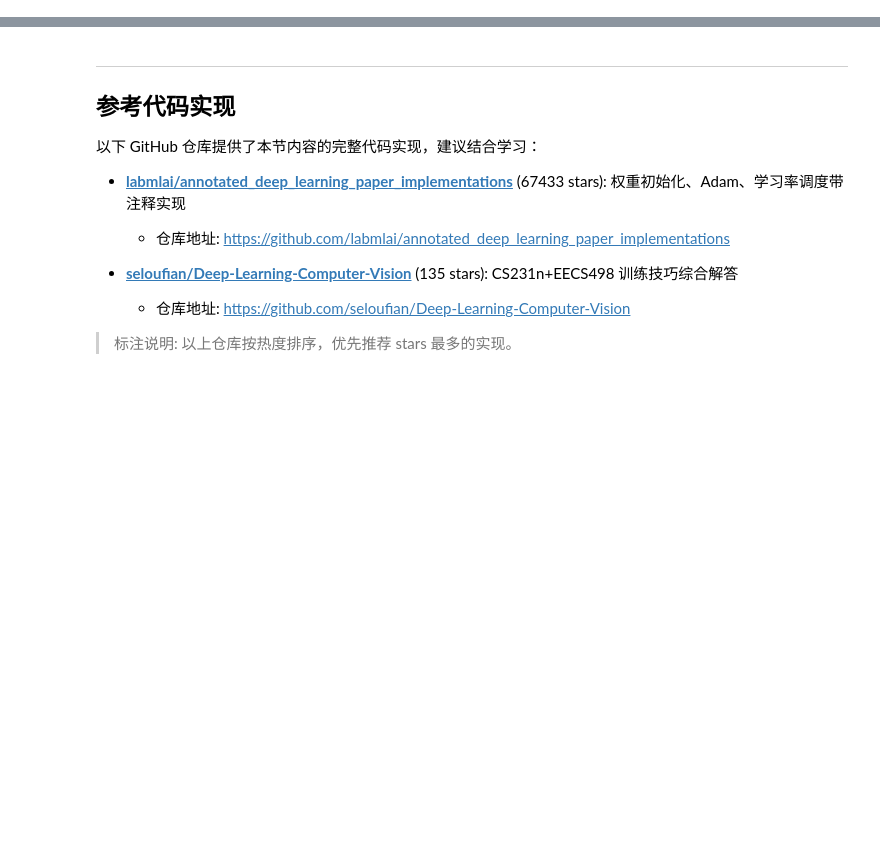
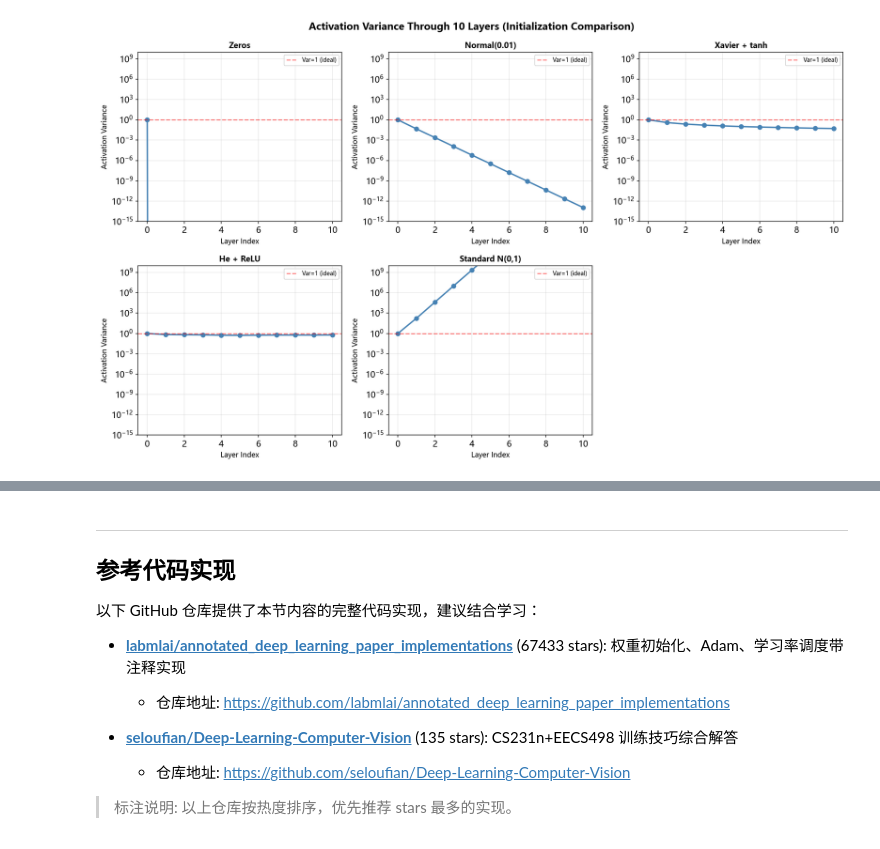
Before and after one commit to ZOUMDA28/-CS231n-, a Jupyter notebook: notebooks/part2-cnn-vision/lecture-07-training-nn/practice.ipynb, the cells around one changed output, grey strips where cells are left out. Saved outputs shown, nothing was run; the diff lists cells and outputs as text; code cells hidden in the pictures; blank space fills up the shorter version.

Commit message:
fix: rewrite lecture-07, enlarge KaTeX font, all 19 notebooks verified

```diff
--- a/notebooks/part2-cnn-vision/lecture-07-training-nn/practice.ipynb
+++ b/notebooks/part2-cnn-vision/lecture-07-training-nn/practice.ipynb
@@ -78,0 +36,15 @@
+# %%
+import numpy as np
+import matplotlib
+matplotlib.use('Agg')
+import matplotlib.pyplot as plt
+
+# Set random seed for reproducibility
+np.random.seed(42)
+
+# Figure output directory
+fig_dir = r'd:/download/6aa68b099b47c2ba093ab510/cs231n-site/notebooks/part2-cnn-vision/lecture-07-training-nn'
+
+print("Environment ready.")
+print(f"NumPy version: {np.__version__}")
+print(f"Random seed: 42")
@@ -78,0 +221,62 @@
+# %%
+# ============================================================
+# Experiment 1: Activation Variance Through Layers
+# ============================================================
+
+def forward_track_variance(Ws, x, activation):
+    """Track activation mean and variance through each layer."""
+    stats = []
+    a = x.copy()
+    stats.append((0, np.mean(a), np.var(a)))
+    for i, W in enumerate(Ws):
+        z = a @ W
+        a = activation(z)
+        stats.append((i + 1, np.mean(a), np.var(a)))
+    return stats
+
+
+# Build a 10-layer network, each layer 512 units
+n_layers = 10
+n_units = 512
+x = np.random.randn(1000, n_units)  # batch of 1000 samples
+
+# Test with different initializations
+configs = {
+    'Zeros': (init_zeros, tanh),
+    'Normal(0.01)': (init_small_normal, tanh),
+    'Xavier + tanh': (init_xavier_normal, tanh),
+    'He + ReLU': (init_he_normal, relu),
+    'Standard N(0,1)': (lambda a, b: np.random.randn(a, b), relu),
+}
+
+fig, axes = plt.subplots(2, 3, figsize=(15, 9))
+axes = axes.flatten()
+
+for idx, (name, (init_fn, act_fn)) in enumerate(configs.items()):
+    np.random.seed(42)
+    Ws = [init_fn(n_units, n_units) for _ in range(n_layers)]
+    stats = forward_track_variance(Ws, x, act_fn)
+    layers = [s[0] for s in stats]
+    variances = [s[2] for s in stats]
+    ax = axes[idx]
+    ax.plot(layers, variances, 'o-', linewidth=2, markersize=6, color='steelblue')
+    ax.set_xlabel('Layer Index', fontsize=10)
+    ax.set_ylabel('Activation Variance', fontsize=10)
+    ax.set_title(f'{name}', fontsize=11, fontweight='bold')
+    ax.set_yscale('log')
+    ax.set_ylim(1e-15, 1e10)
+    ax.axhline(y=1.0, color='r', linestyle='--', alpha=0.5, label='Var=1 (ideal)')
+    ax.legend(fontsize=8)
+    ax.grid(True, alpha=0.3)
+
+# Hide the unused subplot
+axes[-1].axis('off')
+
+plt.suptitle('Activation Variance Through 10 Layers (Initialization Comparison)',
+             fontsize=14, fontweight='bold')
+plt.tight_layout()
+fig.savefig(fig_dir + '/init_variance.png', dpi=150, bbox_inches='tight')
+plt.show()
+print("Figure 1 saved: init_variance.png")
+print("\nKey observation: Xavier+tanh and He+ReLU maintain stable variance near 1.0")
+# %% [output]
@@ -78,0 +286 @@
+[figure, added]
```
Also changed, not shown: parts of 86 cells of this notebook, 36 other files.
